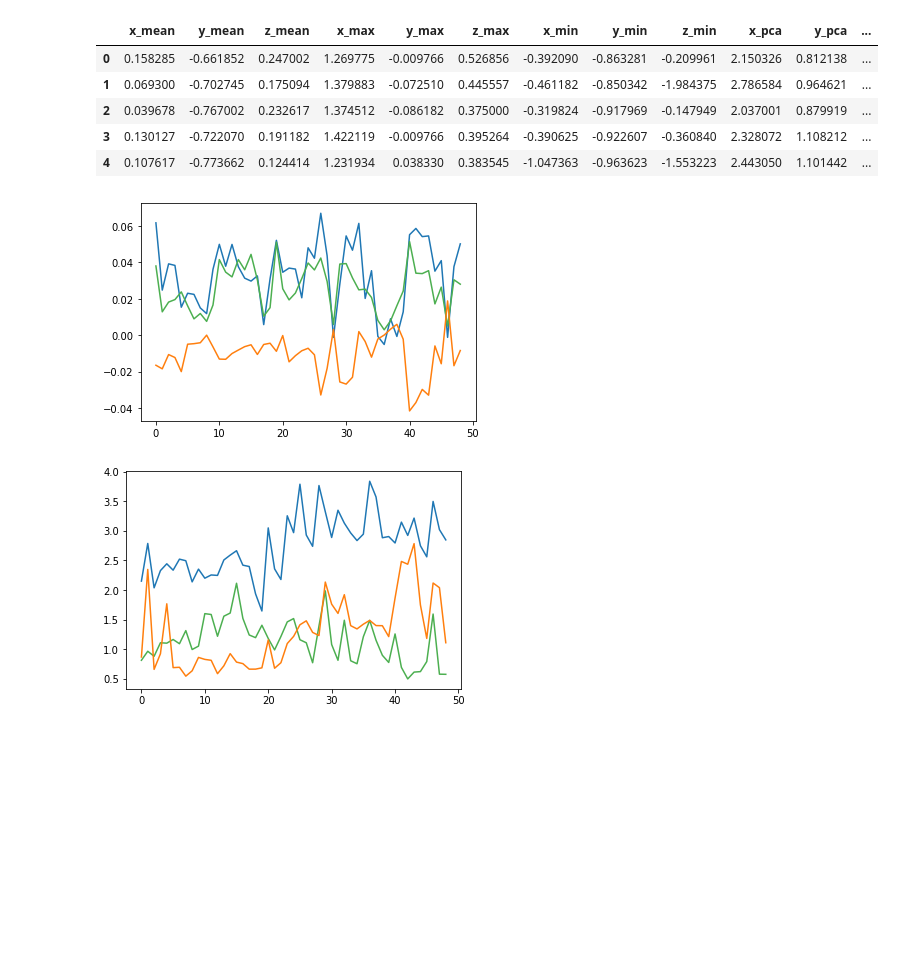
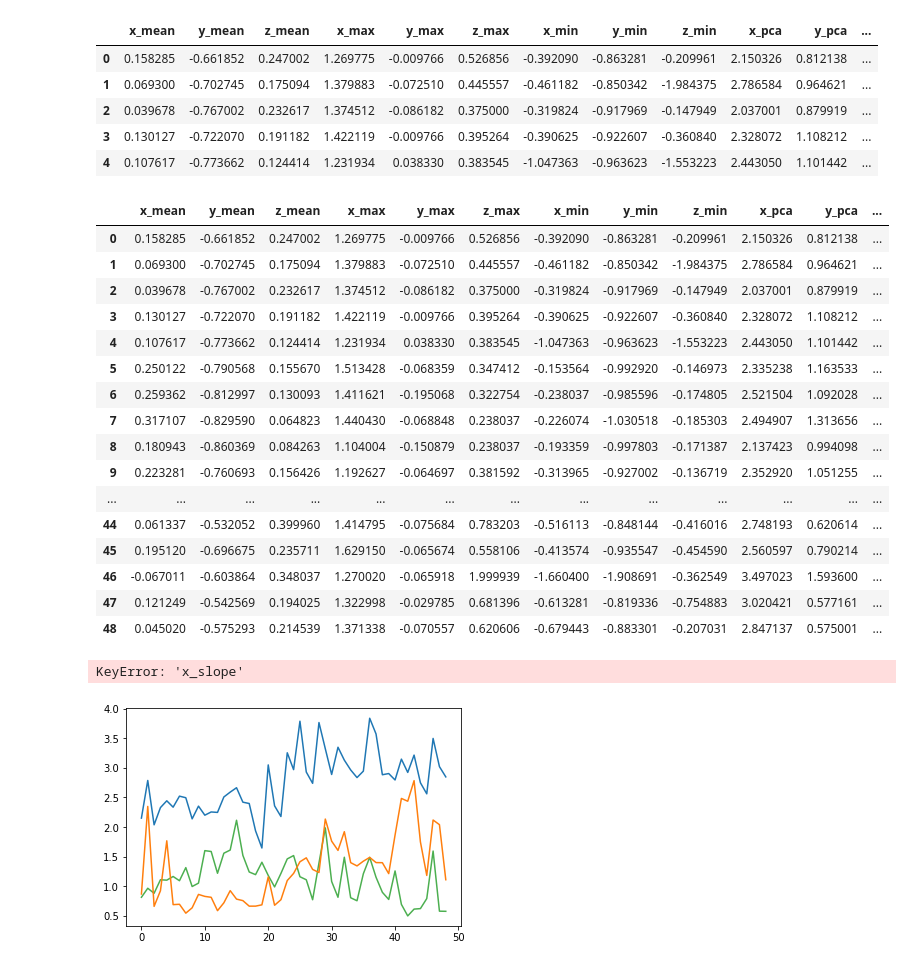
Before and after one commit to ryand0n/Gesture-Classification, a Jupyter notebook: model/preprocess.ipynb, the cells around one changed output. Saved outputs shown, nothing was run; the diff lists cells and outputs as text; code cells hidden in the pictures; blank space fills up the shorter version.

```diff
--- a/model/preprocess.ipynb
+++ b/model/preprocess.ipynb
@@ -89,13 +90,35 @@ final.head()
 | 2 | 0.039678 | -0.767002 | 0.232617 | 1.374512 | -0.086182 | 0.375000 | -0.319824 | -0.917969 | -0.147949 | 2.037001 | 0.879919 | ... |
 | 3 | 0.130127 | -0.722070 | 0.191182 | 1.422119 | -0.009766 | 0.395264 | -0.390625 | -0.922607 | -0.360840 | 2.328072 | 1.108212 | ... |
 | 4 | 0.107617 | -0.773662 | 0.124414 | 1.231934 | 0.038330 | 0.383545 | -1.047363 | -0.963623 | -1.553223 | 2.443050 | 1.101442 | ... |
+# %%
+raising = pd.read_csv("../data/raised_hand_data.csv")
+x = raising.iloc[1]
+transform(raising)
+# %% [output]
+|  | x_mean | y_mean | z_mean | x_max | y_max | z_max | x_min | y_min | z_min | x_pca | y_pca | ... |
+| 0 | 0.158285 | -0.661852 | 0.247002 | 1.269775 | -0.009766 | 0.526856 | -0.392090 | -0.863281 | -0.209961 | 2.150326 | 0.812138 | ... |
+| 1 | 0.069300 | -0.702745 | 0.175094 | 1.379883 | -0.072510 | 0.445557 | -0.461182 | -0.850342 | -1.984375 | 2.786584 | 0.964621 | ... |
+| 2 | 0.039678 | -0.767002 | 0.232617 | 1.374512 | -0.086182 | 0.375000 | -0.319824 | -0.917969 | -0.147949 | 2.037001 | 0.879919 | ... |
+| 3 | 0.130127 | -0.722070 | 0.191182 | 1.422119 | -0.009766 | 0.395264 | -0.390625 | -0.922607 | -0.360840 | 2.328072 | 1.108212 | ... |
+| 4 | 0.107617 | -0.773662 | 0.124414 | 1.231934 | 0.038330 | 0.383545 | -1.047363 | -0.963623 | -1.553223 | 2.443050 | 1.101442 | ... |
+| 5 | 0.250122 | -0.790568 | 0.155670 | 1.513428 | -0.068359 | 0.347412 | -0.153564 | -0.992920 | -0.146973 | 2.335238 | 1.163533 | ... |
+| 6 | 0.259362 | -0.812997 | 0.130093 | 1.411621 | -0.195068 | 0.322754 | -0.238037 | -0.985596 | -0.174805 | 2.521504 | 1.092028 | ... |
+| 7 | 0.317107 | -0.829590 | 0.064823 | 1.440430 | -0.068848 | 0.238037 | -0.226074 | -1.030518 | -0.185303 | 2.494907 | 1.313656 | ... |
+| 8 | 0.180943 | -0.860369 | 0.084263 | 1.104004 | -0.150879 | 0.238037 | -0.193359 | -0.997803 | -0.171387 | 2.137423 | 0.994098 | ... |
+| 9 | 0.223281 | -0.760693 | 0.156426 | 1.192627 | -0.064697 | 0.381592 | -0.313965 | -0.927002 | -0.136719 | 2.352920 | 1.051255 | ... |
+| ... | ... | ... | ... | ... | ... | ... | ... | ... | ... | ... | ... | ... |
+| 44 | 0.061337 | -0.532052 | 0.399960 | 1.414795 | -0.075684 | 0.783203 | -0.516113 | -0.848144 | -0.416016 | 2.748193 | 0.620614 | ... |
+| 45 | 0.195120 | -0.696675 | 0.235711 | 1.629150 | -0.065674 | 0.558106 | -0.413574 | -0.935547 | -0.454590 | 2.560597 | 0.790214 | ... |
+| 46 | -0.067011 | -0.603864 | 0.348037 | 1.270020 | -0.065918 | 1.999939 | -1.660400 | -1.908691 | -0.362549 | 3.497023 | 1.593600 | ... |
+| 47 | 0.121249 | -0.542569 | 0.194025 | 1.322998 | -0.029785 | 0.681396 | -0.613281 | -0.819336 | -0.754883 | 3.020421 | 0.577161 | ... |
+| 48 | 0.045020 | -0.575293 | 0.214539 | 1.371338 | -0.070557 | 0.620606 | -0.679443 | -0.883301 | -0.207031 | 2.847137 | 0.575001 | ... |
 # %%
 plt.plot(raising['x_slope'])
 plt.plot(raising['y_slope'], color = '#4CAF50')
 plt.plot(raising['z_slope'])
 plt.show()
 # %% [output]
-[figure, removed]
+KeyError: 'x_slope'
 # %%
 plt.plot(raising['x_pca'])
 plt.plot(raising['y_pca'], color = '#4CAF50')
```
Also changed, not shown: parts of 6 cells of this notebook, 2 other files.
